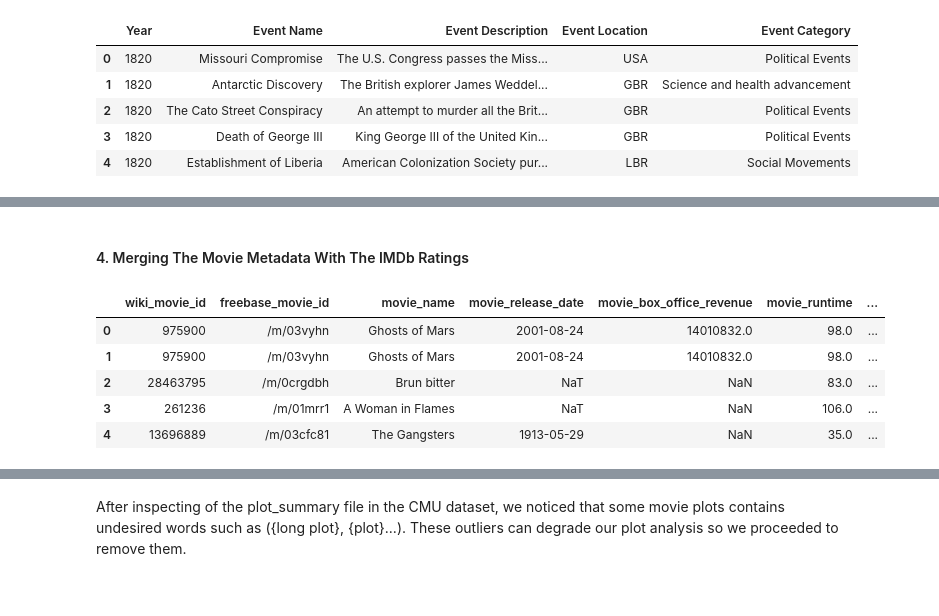
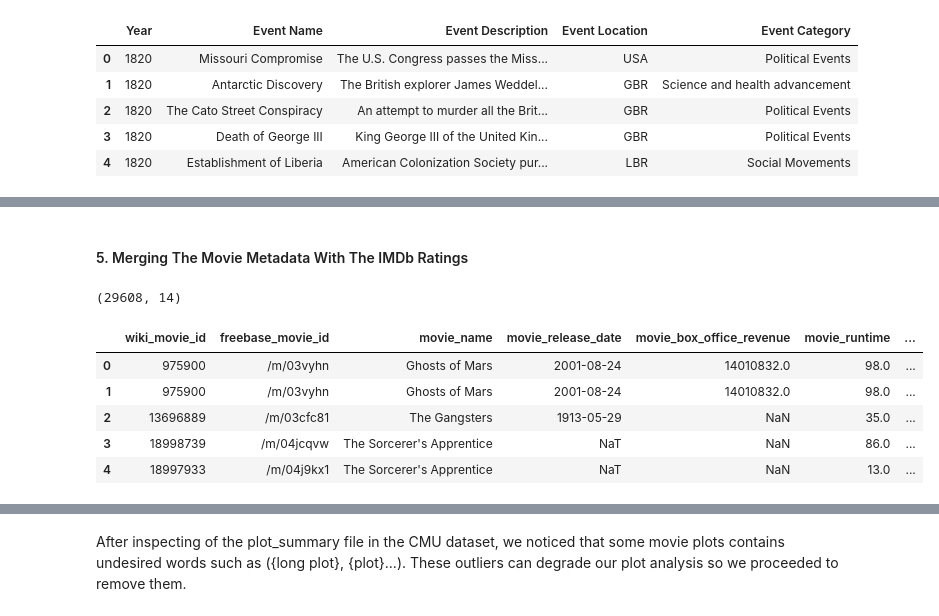
Before and after one commit to epfl-ada/ada-2023-project-adhd2023, a Jupyter notebook: milestone2.ipynb, the cells around one changed output, grey strips where cells are left out. Drawn from its saved outputs; the diff is of its cells as text; code cells hidden in the pictures.

```diff
--- a/milestone2.ipynb
+++ b/milestone2.ipynb
@@ -105,15 +107,12 @@ movie_metadata_df = pd.read_csv('data/CMU_DATA/movie.metadata.tsv', sep='\t', he
                         'movie_countries',
                         'movie_genres'])
 
-#changing the values of outliers
-movie_metadata_df.loc[movie_metadata_df['movie_name'] == 'Zero Tolerance', 'movie_runtime'] = 88
-movie_metadata_df.loc[movie_metadata_df['movie_name'] == 'Hunting Season', 'movie_release_date'] = '2010-12-02'
+#change movie_release_date to pandas datetime
+movie_metadata_df['movie_release_date'] = pd.to_datetime(movie_metadata_df['movie_release_date'], format='%Y-%m-%d', errors='coerce')
 
 #add realase_year
-movie_metadata_df['startYear']= movie_metadata_df['movie_release_date'].str[:4]
+movie_metadata_df['movie_release_year']= movie_metadata_df['movie_release_date'].dt.year
 
-#change movie_release_date to pandas datetime
-movie_metadata_df['movie_release_date'] = pd.to_datetime(movie_metadata_df['movie_release_date'], format='%Y-%m-%d', errors='coerce')
 movie_metadata_df.head()
 # %% [output]
 |  | wiki_movie_id | freebase_movie_id | movie_name | movie_release_date | movie_box_office_revenue | movie_runtime | ... |
@@ -205,12 +208,13 @@ tvtropes_clusters_df.head()
 #### 2. Loading IMDB Data
 # %%
 #load IMDB reviews
-rating_id_df = pd.read_csv('data/IMDB_DATA/rating_id.tsv',  sep='\t')
-name_id_df = pd.read_csv('data/IMDB_DATA/name_id.tsv',  sep='\t')
-rating_df = pd.merge(rating_id_df, name_id_df, on='tconst')
+rating_id_df = pd.read_csv('data/IMDB_DATA/rating_id.tsv', sep='\t')
+name_id_df = pd.read_csv('data/IMDB_DATA/name_id.tsv', sep='\t', usecols=['tconst', 'titleType', 'movie_name', 'startYear'])
+imdb_rating_df = pd.merge(rating_id_df, name_id_df, on='tconst')
 
-#drop unnecessary columns
-rating_df.drop(['originalTitle','isAdult','endYear','runtimeMinutes','genres'], axis=1, inplace=True)
-rating_df.head()
+# change startYear to pandas datetime
+imdb_rating_df['startYear'] = pd.to_datetime(imdb_rating_df['startYear'], format='%Y', errors='coerce').dt.year
+
+imdb_rating_df.head()
 # %% [output]
 |  | tconst | averageRating | numVotes | titleType | movie_name | startYear |
@@ -235,13 +343,21 @@ events.head()
 # %% [markdown]
-#### 4. Merging The Movie Metadata With The IMDb Ratings
+#### 5. Merging The Movie Metadata With The IMDb Ratings
 # %%
 #merging the movie metadata with the rating data on movie name and release year
-movies_metadata_ratings = pd.merge(movie_metadata_df, rating_df,  on=['movie_name', 'startYear'])
-movies_metadata_ratings.head()
+movie_metadata_rating_df = pd.merge(movie_metadata_df, imdb_rating_df,
+                                   how='inner',
+                                   left_on=['movie_name', 'movie_release_year'],
+                                   right_on=['movie_name', 'startYear'])
+#drop startYear column
+movie_metadata_rating_df = movie_metadata_rating_df.drop(columns=['startYear'])
+
+print(movie_metadata_rating_df.shape)
+movie_metadata_rating_df.head()
 # %% [output]
+(29608, 14)
 |  | wiki_movie_id | freebase_movie_id | movie_name | movie_release_date | movie_box_office_revenue | movie_runtime | ... |
 | 0 | 975900 | /m/03vyhn | Ghosts of Mars | 2001-08-24 | 14010832.0 | 98.0 | ... |
 | 1 | 975900 | /m/03vyhn | Ghosts of Mars | 2001-08-24 | 14010832.0 | 98.0 | ... |
-| 2 | 28463795 | /m/0crgdbh | Brun bitter | NaT | NaN | 83.0 | ... |
-| 3 | 261236 | /m/01mrr1 | A Woman in Flames | NaT | NaN | 106.0 | ... |
-| 4 | 13696889 | /m/03cfc81 | The Gangsters | 1913-05-29 | NaN | 35.0 | ... |
+| 2 | 13696889 | /m/03cfc81 | The Gangsters | 1913-05-29 | NaN | 35.0 | ... |
+| 3 | 18998739 | /m/04jcqvw | The Sorcerer's Apprentice | NaT | NaN | 86.0 | ... |
+| 4 | 18997933 | /m/04j9kx1 | The Sorcerer's Apprentice | NaT | NaN | 13.0 | ... |
```
Also changed, not shown: parts of 59 cells of this notebook.
